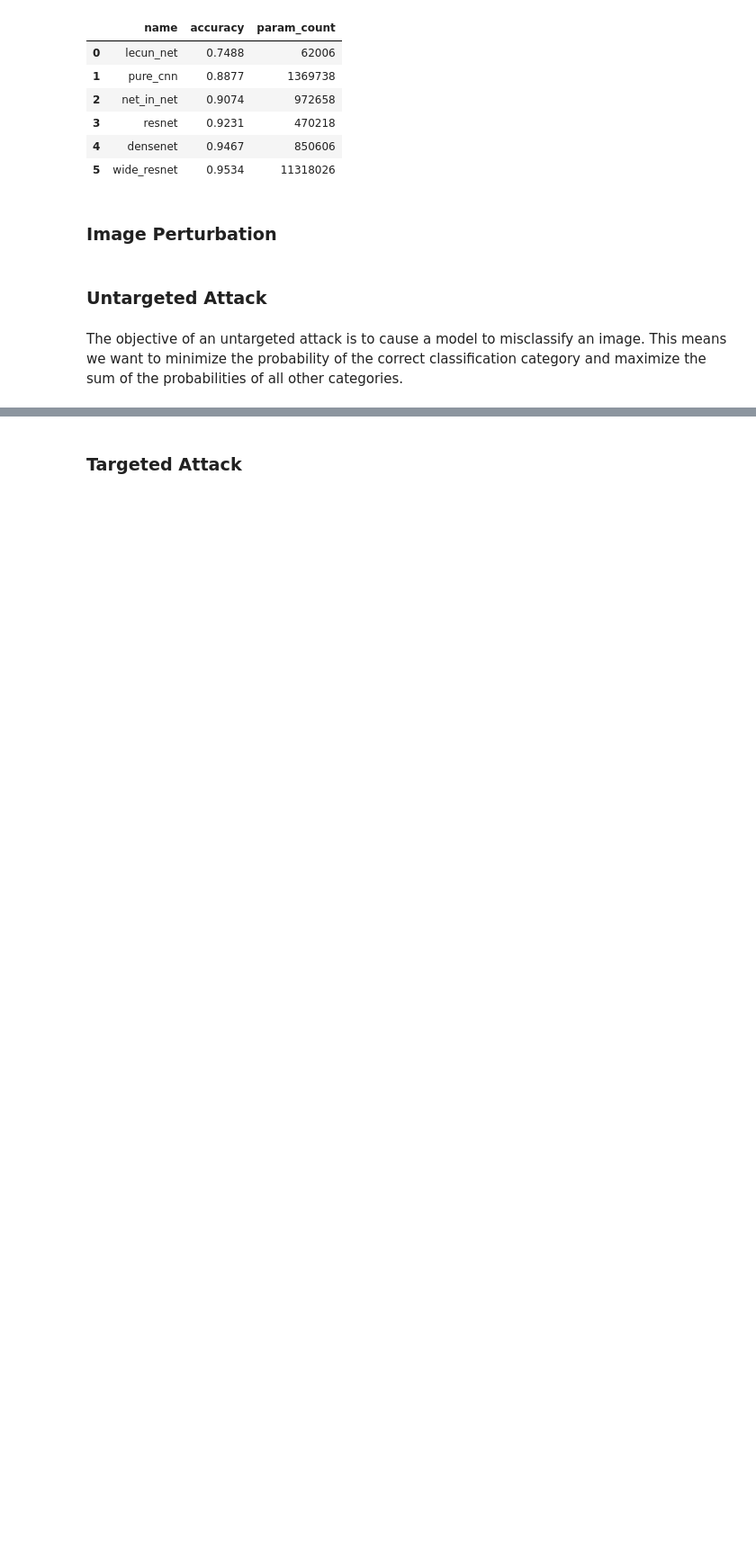
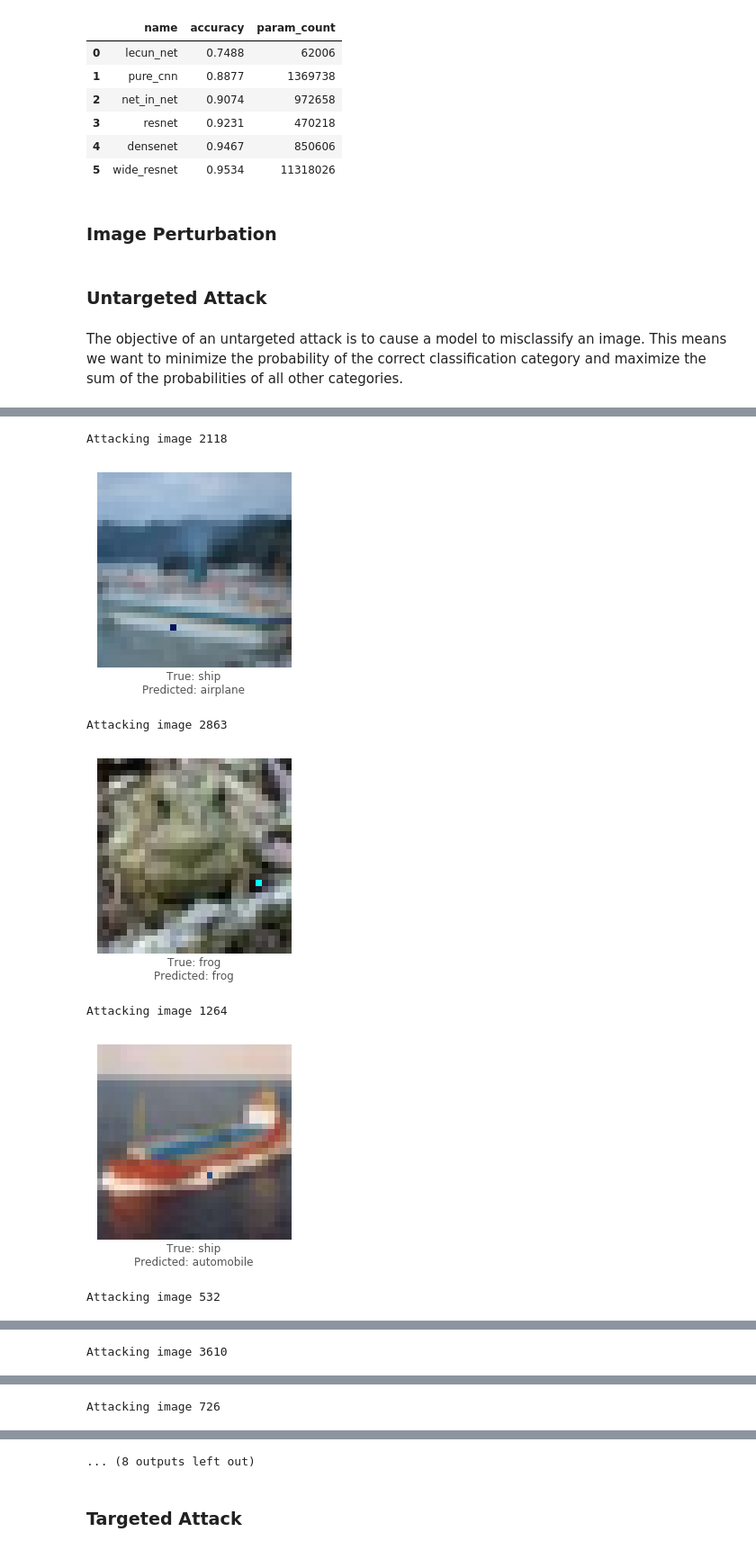
Before and after one commit to Hyperparticle/one-pixel-attack-keras, a Jupyter notebook: one-pixel-attack.ipynb, the cells around one changed output, grey strips where cells are left out. Shown at 90% size. Drawn from its saved outputs; the diff is of its cells as text; code cells hidden in the pictures; blank space fills up the shorter version.

Commit message:
Attack only correctly classified images

```diff
--- a/one-pixel-attack.ipynb
+++ b/one-pixel-attack.ipynb
@@ -70,0 +69,5 @@ network_stats = pd.DataFrame(columns=['name', 'accuracy', 'param_count'], data=[
+# %%
+network_stats, correct_imgs = evaluate_models(models, x_test, y_test)
+
+correct_imgs = pd.DataFrame(correct_imgs, columns=['name', 'img', 'label', 'confidence', 'pred'])
+network_stats = pd.DataFrame(network_stats, columns=['name', 'accuracy', 'param_count'])
@@ -92,7 +102,7 @@ def perturb_image(x, img):
 def predict_untargeted(x, *args):
     img, correct_class, model = args
     img_perturbed = perturb_image(x, img)
-    prediction = model.predict(img_perturbed)
+    prediction = model.predict_one(img_perturbed)
     return prediction[correct_class]
 # %%
 def predict_targeted(x, *args):
@@ -106,7 +116,7 @@ def predict_targeted(x, *args):
 The objective of an untargeted attack is to cause a model to misclassify an image. This means we want to minimize the probability of the correct classification category and maximize the sum of the probabilities of all other categories.
 # %%
 def attack_untargeted_iteration(img, model, pixel_count=1, iterations=30,
-                                population=100, mutation=0.5, recombination=0.7,
+                                population=20, mutation=0.5, recombination=0.7,
                                 stop_threshold=-0.01, callback=None):
     print('Attacking image', img)
 
@@ -120,22 +130,24 @@ def attack_untargeted_iteration(img, model, pixel_count=1, iterations=30,
     res = differential_evolution(attack, bounds, args=args, maxiter=iterations, popsize=population, mutation=0.5, recombination=1, atol=stop_threshold, disp=disp, callback=cb)
 
     attack_image = perturb_image(res.x, x_test[img])
-    predicted_probs = model.predict(attack_image)
+    prior_probs = model.predict_one(x_test[img])
+    predicted_probs = model.predict_one(attack_image)
     predicted_class = np.argmax(predicted_probs)
     actual_class = y_test[img][0]
     success = predicted_class != actual_class
+    cdiff = prior_probs[actual_class] - predicted_probs[actual_class]
 
     plot_image(attack_image, actual_class, class_names, predicted_class)
 
-    return [img, actual_class, predicted_class, success, predicted_probs, attack_image]
+    return [model.name, pixel_count, img, actual_class, predicted_class, success, cdiff, prior_probs, predicted_probs, attack_image]
 # %%
 def untargeted_callback(x, convergence, args):
     img, correct_class, model = args
     correct_class = correct_class[0]
     img_perturbed = perturb_image(x, img)
-    confidence = model.predict(img_perturbed)
+    confidence = model.predict_one(img_perturbed)
     prediction = np.argmax(confidence)
-    print('Confidence:', confidence[correct_class])
+#     print('Confidence:', confidence[correct_class])
     if (prediction != correct_class):
         return True # Do it this way because returning it directly will prevent early halting
 # %%
@@ -203,0 +217,27 @@ untargeted_results
+# %%
+sample_count = 100
+iterations = 30
+mutation = 0.5
+recombination = 1
+stop_threshold = -0.01
+callback = untargeted_callback
+
+results = []
+for model in models:
+    imgs = correct_imgs[correct_imgs.name == model.name].img
+    for pixel_count in range(1,4):
+        samples = np.random.choice(imgs, sample_count)
+        for i,img in enumerate(samples):
+            population = 30 // pixel_count
+            results += attack_untargeted_iteration(
+                img, model, pixel_count, iterations,
+                population, mutation, recombination,
+                stop_threshold, callback)
+# %% [output]
+Attacking image 2118
+[figure, added]
+Attacking image 2863
+[figure, added]
+Attacking image 1264
+[figure, added]
+Attacking image 532
@@ -203,0 +245 @@ untargeted_results
+Attacking image 3610
@@ -203,0 +247 @@ untargeted_results
+Attacking image 726
@@ -203,0 +249 @@ untargeted_results
+... (8 outputs left out)
```
Also changed, not shown: parts of 17 cells of this notebook, 7 other files.
